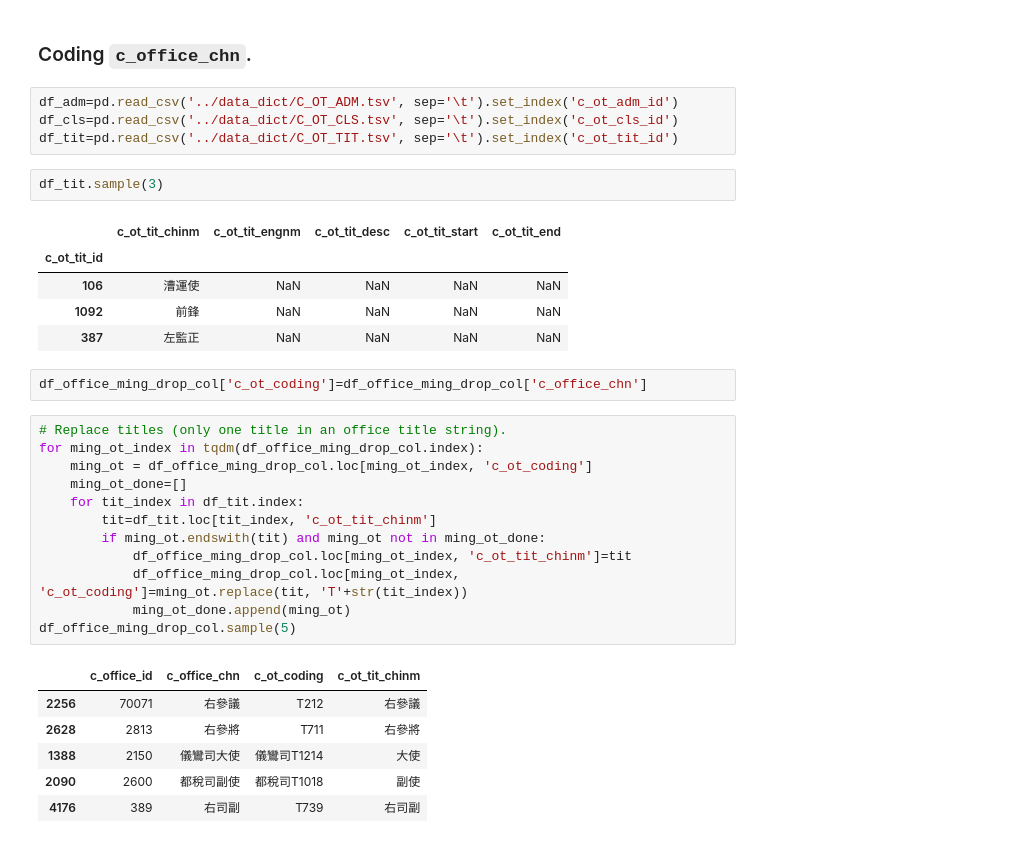
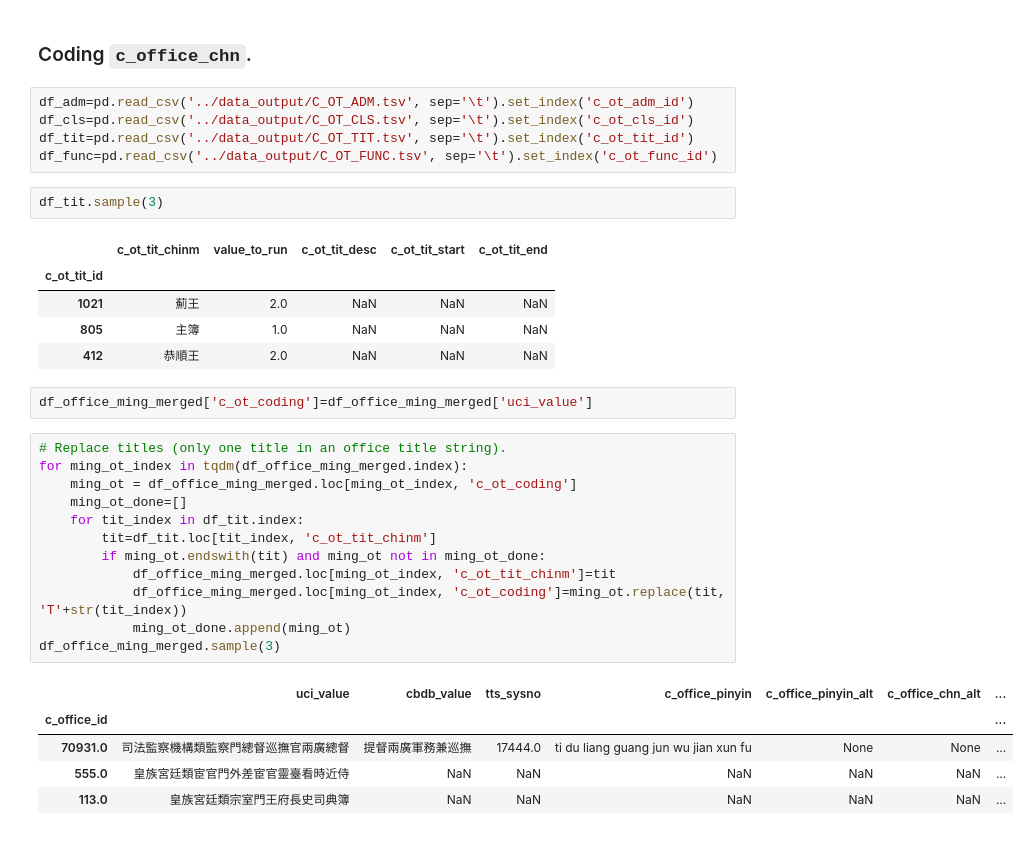
Before and after one commit to cbdb-project/CBDB_Laxmi, a Jupyter notebook: ming_office_title/script/office_title_coding.ipynb, the cells around one changed output. Saved outputs shown, nothing was run; the diff lists cells and outputs as text.

```diff
--- a/ming_office_title/script/office_title_coding.ipynb
+++ b/ming_office_title/script/office_title_coding.ipynb
@@ -117,35 +114,35 @@ df_office_ming_merged.to_excel('../data_output/df_office_ming_merged.xlsx', enco
 # %% [markdown]
 ### Coding `c_office_chn`.
 # %%
-df_adm=pd.read_csv('../data_dict/C_OT_ADM.tsv', sep='\t').set_index('c_ot_adm_id')
-df_cls=pd.read_csv('../data_dict/C_OT_CLS.tsv', sep='\t').set_index('c_ot_cls_id')
-df_tit=pd.read_csv('../data_dict/C_OT_TIT.tsv', sep='\t').set_index('c_ot_tit_id')
+df_adm=pd.read_csv('../data_output/C_OT_ADM.tsv', sep='\t').set_index('c_ot_adm_id')
+df_cls=pd.read_csv('../data_output/C_OT_CLS.tsv', sep='\t').set_index('c_ot_cls_id')
+df_tit=pd.read_csv('../data_output/C_OT_TIT.tsv', sep='\t').set_index('c_ot_tit_id')
+df_func=pd.read_csv('../data_output/C_OT_FUNC.tsv', sep='\t').set_index('c_ot_func_id')
 # %%
 df_tit.sample(3)
 # %% [output]
-|  | c_ot_tit_chinm | c_ot_tit_engnm | c_ot_tit_desc | c_ot_tit_start | c_ot_tit_end |
+|  | c_ot_tit_chinm | value_to_run | c_ot_tit_desc | c_ot_tit_start | c_ot_tit_end |
 | c_ot_tit_id |  |  |  |  |  |
-| 106 | 漕運使 | NaN | NaN | NaN | NaN |
-| 1092 | 前鋒 | NaN | NaN | NaN | NaN |
-| 387 | 左監正 | NaN | NaN | NaN | NaN |
+| 1021 | 薊王 | 2.0 | NaN | NaN | NaN |
+| 805 | 主簿 | 1.0 | NaN | NaN | NaN |
+| 412 | 恭順王 | 2.0 | NaN | NaN | NaN |
-# %%
-df_office_ming_drop_col['c_ot_coding']=df_office_ming_drop_col['c_office_chn']
+# %%
+df_office_ming_merged['c_ot_coding']=df_office_ming_merged['uci_value']
 # %%
 # Replace titles (only one title in an office title string).
-for ming_ot_index in tqdm(df_office_ming_drop_col.index):
-    ming_ot = df_office_ming_drop_col.loc[ming_ot_index, 'c_ot_coding']
+for ming_ot_index in tqdm(df_office_ming_merged.index):
+    ming_ot = df_office_ming_merged.loc[ming_ot_index, 'c_ot_coding']
     ming_ot_done=[]
     for tit_index in df_tit.index:
         tit=df_tit.loc[tit_index, 'c_ot_tit_chinm']
         if ming_ot.endswith(tit) and ming_ot not in ming_ot_done:
-            df_office_ming_drop_col.loc[ming_ot_index, 'c_ot_tit_chinm']=tit
-            df_office_ming_drop_col.loc[ming_ot_index, 'c_ot_coding']=ming_ot.replace(tit, 'T'+str(tit_index))
+            df_office_ming_merged.loc[ming_ot_index, 'c_ot_tit_chinm']=tit
+            df_office_ming_merged.loc[ming_ot_index, 'c_ot_coding']=ming_ot.replace(tit, 'T'+str(tit_index))
             ming_ot_done.append(ming_ot)
-df_office_ming_drop_col.sample(5)
+df_office_ming_merged.sample(3)
 # %% [output]
-|  | c_office_id | c_office_chn | c_ot_coding | c_ot_tit_chinm |
-| 2256 | 70071 | 右參議 | T212 | 右參議 |
-| 2628 | 2813 | 右參將 | T711 | 右參將 |
-| 1388 | 2150 | 儀鸞司大使 | 儀鸞司T1214 | 大使 |
-| 2090 | 2600 | 都稅司副使 | 都稅司T1018 | 副使 |
-| 4176 | 389 | 右司副 | T739 | 右司副 |
+|  | uci_value | cbdb_value | tts_sysno | c_office_pinyin | c_office_pinyin_alt | c_office_chn_alt | ... |
+| c_office_id |  |  |  |  |  |  | ... |
+| 70931.0 | 司法監察機構類監察門總督巡撫官兩廣總督 | 提督兩廣軍務兼巡撫 | 17444.0 | ti du liang guang jun wu jian xun fu | None | None | ... |
+| 555.0 | 皇族宮廷類宦官門外差宦官靈臺看時近侍 | NaN | NaN | NaN | NaN | NaN | ... |
+| 113.0 | 皇族宮廷類宗室門王府長史司典簿 | NaN | NaN | NaN | NaN | NaN | ... |
```
Also changed, not shown: parts of 12 cells of this notebook, 11 other files.
